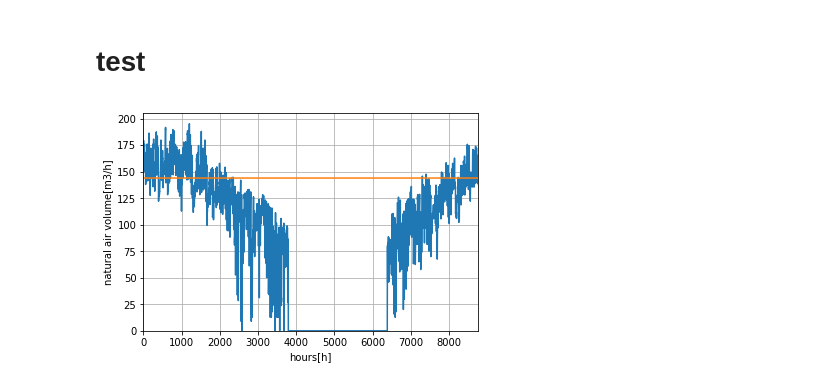
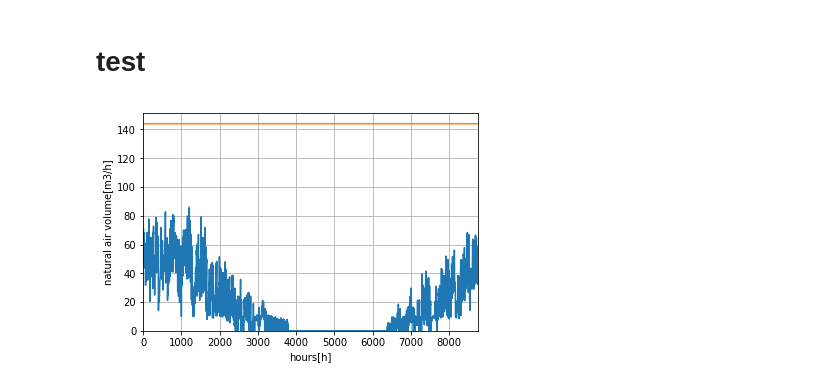
Before and after one commit to jjj-design/jjj_logic, a Jupyter notebook: jiritsu_ventilation.ipynb, the cells around one changed output. Saved outputs shown, nothing was run; the diff lists cells and outputs as text; code cells hidden in the pictures.

```diff
--- a/jiritsu_ventilation.ipynb
+++ b/jiritsu_ventilation.ipynb
@@ -631,7 +631,7 @@ def get_natural_ventilation_volume_d_t(outside_air_temperature_d_t, \
 
         if heating_season_d_t[t] == True:
             natural_ventilation_volume_d_t[t] = \
-                get_natural_ventilation_volume(val_min, val_max, tolerance, maximum_iterations, \
+                get_natural_ventilation_volume_by_scipy(val_min, val_max, tolerance, maximum_iterations, \
                                                stories, \
                                                room_air_temperature, \
                                                outside_air_temperature_d_t[t], \
@@ -1147,34 +1181,34 @@ SystemError: <built-in function abs> returned a result with an error set
 
 n = 1 #地域区分番号
 tr = 20 #室温
-c = 2 #気密性能
+c = 1 #気密性能
 A = 120 #延べ床面積
-vnt = 1 #換気種別
+vnt = 3 #換気種別
 chmny = False # 煙突換気を使用する
 Avnt = 300 * 10**-4 #給排気端末の合計有効開口面積 m^2
 
 x = np.arange(8760)
 y =get_natural_ventilation_volume_d_t(import_outside_air_temperature_d_t(n), \
                                    import_heating_season_d(n), \
                                    -10**4, 10**4, 10**-6, 10**4, \
                                    2, tr, c, A, vnt, chmny, Avnt/2, Avnt/2)
 
 v = np.ones(8760)
 v = v * A * 2.4 * 0.5
 
 plt.plot(x, y)
 plt.plot(x, v)
 
 plt.grid(True)
 
 # plt.title("hours/kWh")
 plt.xlabel("hours[h]")
 plt.ylabel("natural air volume[m3/h]")
 
 plt.xlim(0, 8760)
 plt.ylim(0,)
 
 plt.legend()
 plt.show()
 # %% [output]
-[figure, old version]
+[figure, new version]
```
Also changed, not shown: parts of 3 cells of this notebook.
